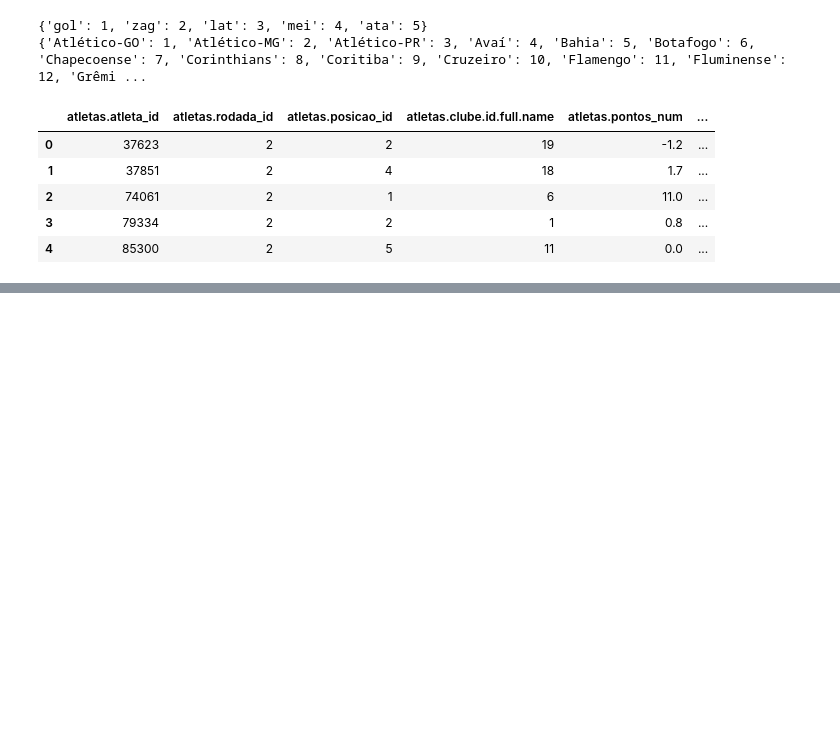
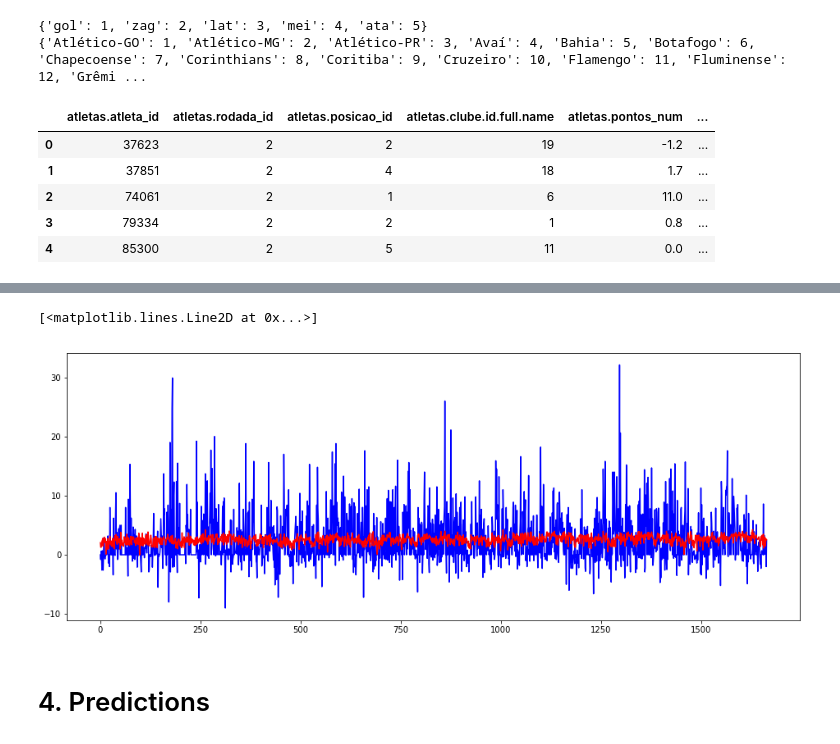
Before and after one commit to henriquepgomide/caRtola, a Jupyter notebook: lib/python/Samples Creator.ipynb, the cells around one changed output, grey strips where cells are left out. Saved outputs shown, nothing was run; the diff lists cells and outputs as text; code cells hidden in the pictures; blank space fills up the shorter version.

Commit message:
train neural network to predict best players of next round
- remove duplicated rows in scouts data

```diff
--- a/lib/python/Samples Creator.ipynb
+++ b/lib/python/Samples Creator.ipynb
@@ -329,0 +344,4 @@ df_samples.to_csv('../../db/2017/cartola_2017_samples.csv', index=False)
+# %%
+df_samples = pd.read_csv('../../db/2017/cartola_2017_samples.csv')
+print(df_samples.shape)
+df_samples.head()
@@ -329,0 +369,10 @@ df_samples.to_csv('../../db/2017/cartola_2017_samples.csv', index=False)
+# %%
+df_train = pd.DataFrame(data = [], columns=list(df_samples.columns) + ['pred'])
+n_rounds = df_samples['atletas.rodada_id'].max()
+
+for round_train, round_pred in zip(range(1, n_rounds), range(2, n_rounds+1)):
+    df_round = create_samples(df_samples, round_train, round_pred)
+    print('#players that played in both round {0} (train) and round {1} (pred): {2}'.format(round_train, round_pred, df_round.shape[0]))
+    df_train = df_train.append(df_round, ignore_index=True)
+
+print("Shape of training data: ", df_train.shape)
@@ -329,0 +390,17 @@ df_samples.to_csv('../../db/2017/cartola_2017_samples.csv', index=False)
+# %%
+import warnings
+warnings.filterwarnings("ignore")
+
+samples = df_train[df_train.columns.difference(['atletas.atleta_id', 'atletas.rodada_id','pred'])].values.astype(np.float64)
+scores  = df_train['pred'].values
+print(samples.shape, scores.shape)
+
+steps = [('Std', StandardScaler()), ('NN', MLPRegressor(hidden_layer_sizes=(200,200), solver='adam'))]
+pipe = Pipeline(steps)
+params = dict(NN__activation=['logistic', 'relu'],
+              NN__learning_rate_init=[1e-5, 1e-4, 1e-3],
+              NN__momentum=[0.5, 0.7, 0.9])
+
+reg = GridSearchCV(pipe, params, scoring='neg_mean_squared_error', n_jobs=-1, cv=10, verbose=10)
+reg.fit(samples, scores)
+print(reg.best_params_, reg.best_score_)
@@ -329,0 +507,9 @@ df_samples.to_csv('../../db/2017/cartola_2017_samples.csv', index=False)
+# %%
+scores_pred = reg.predict(samples)
+# %%
+plt.figure(figsize=(16,6))
+plt.plot(range(scores.shape[0]), scores, color='blue')
+plt.plot(range(scores_pred.shape[0]), scores_pred, color='red')
+# %% [output]
+[<matplotlib.lines.Line2D at 0x...>]
+[figure, added]
@@ -329,0 +518,2 @@ df_samples.to_csv('../../db/2017/cartola_2017_samples.csv', index=False)
+# %% [markdown]
+# 4. Predictions
```
Also changed, not shown: parts of 16 cells of this notebook, 3 other files.
